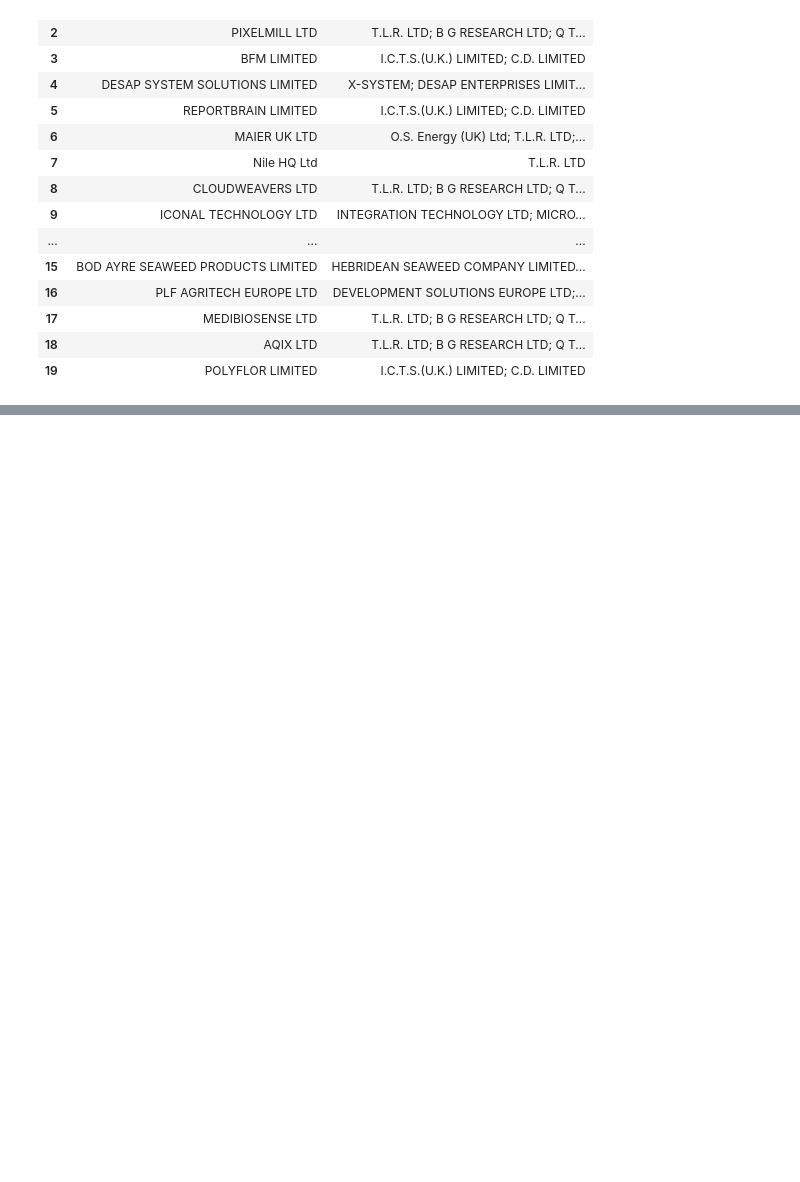
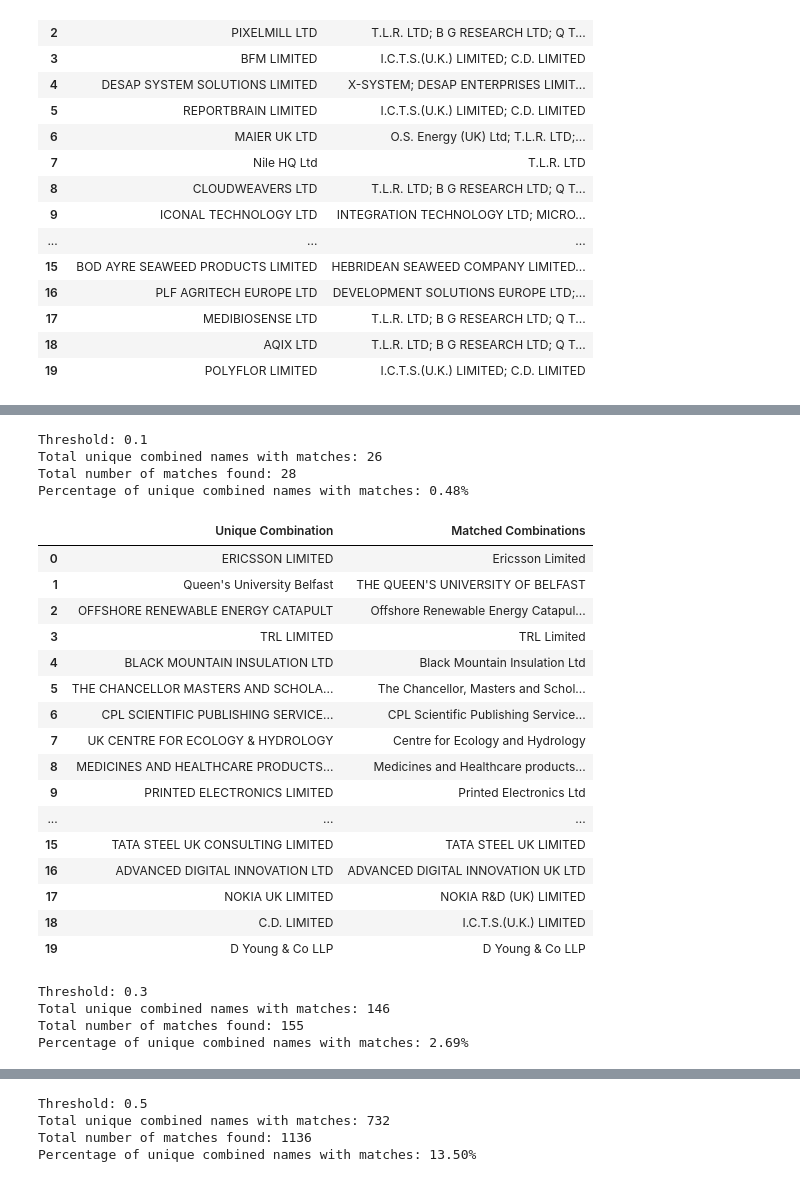
Before and after one commit to hpfield/OrgSync, a Jupyter notebook: eda/fuzzy_match.ipynb, the cells around one changed output, grey strips where cells are left out. Saved outputs shown, nothing was run; the diff lists cells and outputs as text; code cells hidden in the pictures; blank space fills up the shorter version.

```diff
--- a/eda/fuzzy_match.ipynb
+++ b/eda/fuzzy_match.ipynb
@@ -153,0 +228,75 @@ grouped_names_df.to_csv('tmp/uk_names_grouped.csv', index=False)
+# %%
+import pandas as pd
+
+# Function to group similar names based on a specified threshold
+def group_similar_names(threshold=0.2):
+    grouped_names = defaultdict(list)
+    used_names = set()
+
+    for i, name in enumerate(unique_combined_names):
+        if name in used_names:
+            continue
+
+        # Get similar names based on the cosine similarity
+        similar_names = [unique_combined_names[idx] for j, idx in enumerate(indices[i]) if distances[i][j] <= threshold and idx != i]
+
+        if similar_names:  # Only consider if there are matches
+            # Add to the group and mark as used
+            grouped_names[name].extend(similar_names)
+            used_names.add(name)
+            used_names.update(similar_names)
+
+    # Convert to DataFrame
+    grouped_names_df = pd.DataFrame({
+        'Unique Combination': grouped_names.keys(),
+        'Matched Combinations': ['; '.join(names) for names in grouped_names.values()]
+    })
+
+    # Filter to show only items with matches
+    grouped_names_df = grouped_names_df[grouped_names_df['Matched Combinations'].str.len() > 0]
+
+    # Set the max column width to display full content
+    pd.set_option('display.max_colwidth', None)
+
+    # Output statistics
+    total_matched_names = len(grouped_names_df)
+    total_matches = grouped_names_df['Matched Combinations'].apply(lambda x: len(x.split('; '))).sum()
+
+    print(f"Threshold: {threshold}")
+    print(f"Total unique combined names with matches: {total_matched_names}")
+    print(f"Total number of matches found: {total_matches}")
+    print(f"Percentage of unique combined names with matches: {total_matched_names / total_unique_names * 100:.2f}%")
+
+    # Display the first few groups with matches
+    display(grouped_names_df.head(20))
+
+# Example usage: play with the threshold
+group_similar_names(threshold=0.1)
+group_similar_names(threshold=0.3)
+group_similar_names(threshold=0.5)
+# %% [output]
+Threshold: 0.1
+Total unique combined names with matches: 26
+Total number of matches found: 28
+Percentage of unique combined names with matches: 0.48%
+|  | Unique Combination | Matched Combinations |
+| 0 | ERICSSON LIMITED | Ericsson Limited |
+| 1 | Queen's University Belfast | THE QUEEN'S UNIVERSITY OF BELFAST |
+| 2 | OFFSHORE RENEWABLE ENERGY CATAPULT | Offshore Renewable Energy Catapul... |
+| 3 | TRL LIMITED | TRL Limited |
+| 4 | BLACK MOUNTAIN INSULATION LTD | Black Mountain Insulation Ltd |
+| 5 | THE CHANCELLOR MASTERS AND SCHOLA... | The Chancellor, Masters and Schol... |
+| 6 | CPL SCIENTIFIC PUBLISHING SERVICE... | CPL Scientific Publishing Service... |
+| 7 | UK CENTRE FOR ECOLOGY & HYDROLOGY | Centre for Ecology and Hydrology |
+| 8 | MEDICINES AND HEALTHCARE PRODUCTS... | Medicines and Healthcare products... |
+| 9 | PRINTED ELECTRONICS LIMITED | Printed Electronics Ltd |
+| ... | ... | ... |
+| 15 | TATA STEEL UK CONSULTING LIMITED | TATA STEEL UK LIMITED |
+| 16 | ADVANCED DIGITAL INNOVATION LTD | ADVANCED DIGITAL INNOVATION UK LTD |
+| 17 | NOKIA UK LIMITED | NOKIA R&D (UK) LIMITED |
+| 18 | C.D. LIMITED | I.C.T.S.(U.K.) LIMITED |
+| 19 | D Young & Co LLP | D Young & Co LLP |
+Threshold: 0.3
+Total unique combined names with matches: 146
+Total number of matches found: 155
+Percentage of unique combined names with matches: 2.69%
@@ -153,0 +320,4 @@ grouped_names_df.to_csv('tmp/uk_names_grouped.csv', index=False)
+Threshold: 0.5
+Total unique combined names with matches: 732
+Total number of matches found: 1136
+Percentage of unique combined names with matches: 13.50%
```
Also changed, not shown: parts of 5 cells of this notebook, 4 other files.
